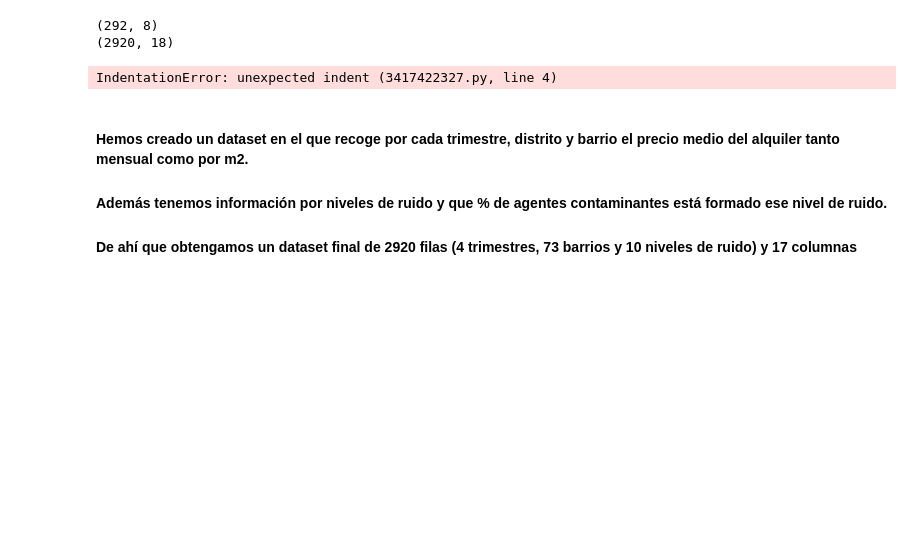
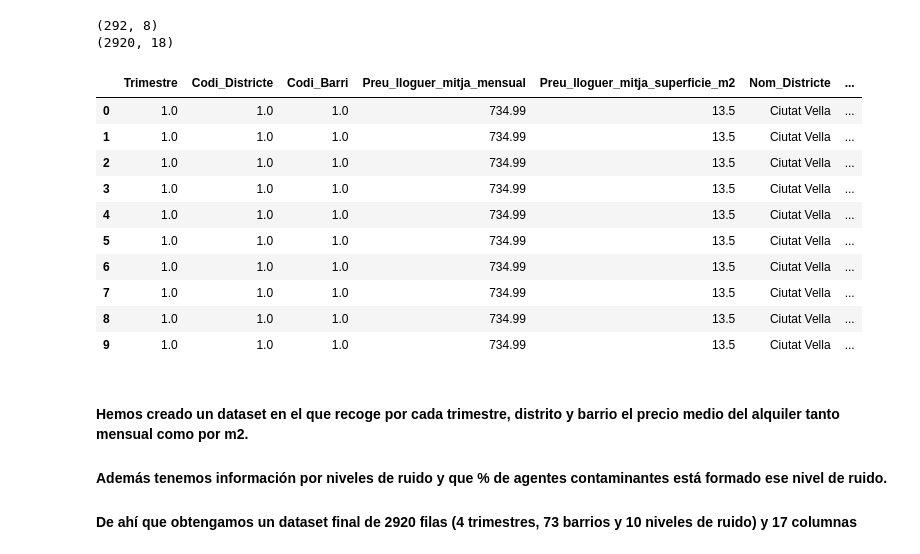
Before and after one commit to Sergiochueco/Hackato_JUMP2DIGITAL, a Jupyter notebook: Proyecto.ipynb, the cells around one changed output. Saved outputs shown, nothing was run; the diff lists cells and outputs as text; code cells hidden in the pictures; blank space fills up the shorter version.

```diff
--- a/Proyecto.ipynb
+++ b/Proyecto.ipynb
@@ -790,11 +790,20 @@ print(df_lloguer_clen_copy.shape)
 # %%
 df_lloguer_clen_copy[
     (df_lloguer_clen_copy['Codi_Districte']==1) &
-    (df_lloguer_clen_copy['Codi_Barri']==1)]
-    .head(10)
+    (df_lloguer_clen_copy['Codi_Barri']==1)].head(10)
 #Comprobamos como queda el dataset final y vemos que tenga sentido
 # %% [output]
-IndentationError: unexpected indent (3417422327.py, line 4)
+|  | Trimestre | Codi_Districte | Codi_Barri | Preu_lloguer_mitja_mensual | Preu_lloguer_mitja_superficie_m2 | Nom_Districte | ... |
+| 0 | 1.0 | 1.0 | 1.0 | 734.99 | 13.5 | Ciutat Vella | ... |
+| 1 | 1.0 | 1.0 | 1.0 | 734.99 | 13.5 | Ciutat Vella | ... |
+| 2 | 1.0 | 1.0 | 1.0 | 734.99 | 13.5 | Ciutat Vella | ... |
+| 3 | 1.0 | 1.0 | 1.0 | 734.99 | 13.5 | Ciutat Vella | ... |
+| 4 | 1.0 | 1.0 | 1.0 | 734.99 | 13.5 | Ciutat Vella | ... |
+| 5 | 1.0 | 1.0 | 1.0 | 734.99 | 13.5 | Ciutat Vella | ... |
+| 6 | 1.0 | 1.0 | 1.0 | 734.99 | 13.5 | Ciutat Vella | ... |
+| 7 | 1.0 | 1.0 | 1.0 | 734.99 | 13.5 | Ciutat Vella | ... |
+| 8 | 1.0 | 1.0 | 1.0 | 734.99 | 13.5 | Ciutat Vella | ... |
+| 9 | 1.0 | 1.0 | 1.0 | 734.99 | 13.5 | Ciutat Vella | ... |
 # %% [markdown]
 #### Hemos creado un dataset en el que recoge por cada trimestre, distrito y barrio el precio medio del alquiler tanto mensual como por m2.
 #### Además tenemos información por niveles de ruido y que % de agentes contaminantes está formado ese nivel de ruido.
```
Also changed, not shown: 1 other file.
